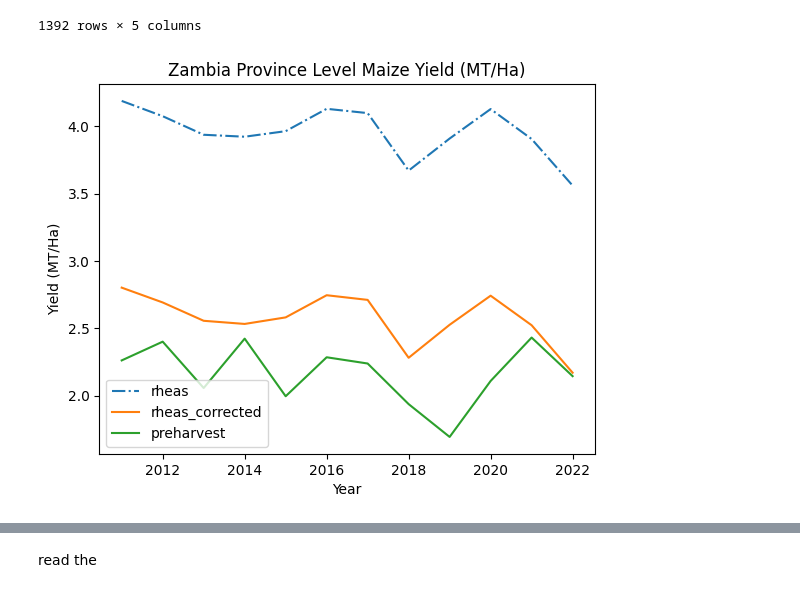
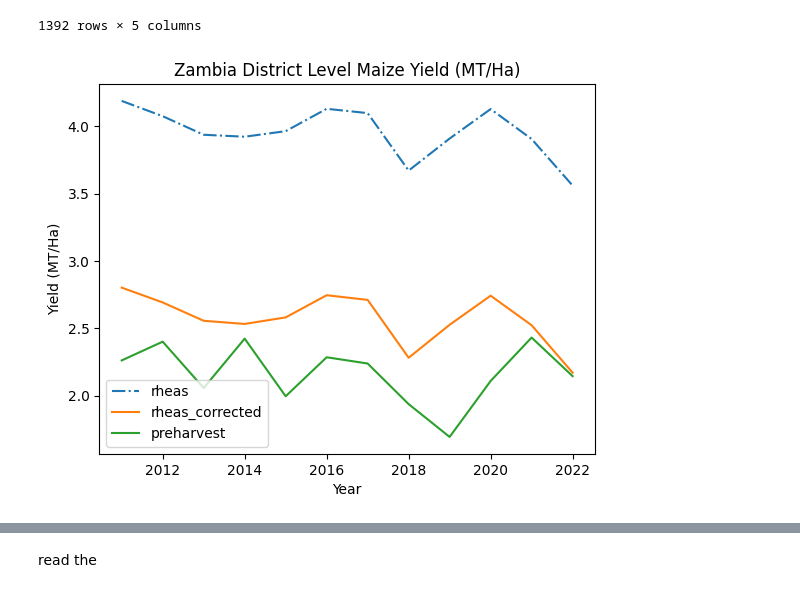
Before and after one commit to franklineronoh/crop-modeling, a Jupyter notebook: zambia/plotting_zmb.ipynb, the cells around one changed output, grey strips where cells are left out. Cells and saved outputs as stored; diff of their text form; code cells hidden in the pictures.

```diff
--- a/zambia/plotting_zmb.ipynb
+++ b/zambia/plotting_zmb.ipynb
@@ -12,4 +12,6 @@ postharvest_province=pd.read_csv('data/postharvest/zambia_postharvest_province_d
 # %%
 # BIAS district data with districtcorrect rheas output
 district_metrics=pd.read_csv('data/metrics/preharvest_rheas_district_metrics.csv')
+post_province_metrics=pd.read_csv('data/postharvest_rheas_province_level_metrics.csv')
+pre_province_metrics=pd.read_csv('data/preharvest_rheas__province_metrics.csv')
 # %%
@@ -57,3 +73,25 @@ df11
+# %%
+# # Bias correct rheas with the postharvest province level
+df_prov1=[]
+# # # rheas_district
+for d in list(postharvest_province.province.unique()):
+    dff7=rheas_province.loc[rheas_province['province_b']==d]
+    dff8=(post_province_metrics.loc[post_province_metrics['province']==d]).reset_index()
+    for y in list(rheas_province.year.unique()):
+        dff9=(dff7.loc[dff7['year']==y].copy()).reset_index()
+        dff9['yield_bias']=dff9['yield']-dff8['bias']
+        df_prov1.append(dff9)
+dff11=pd.concat(df_prov1, axis=0, ignore_index=True)
+# list(rheas_district1.season_year.unique())
+
+rheas_province
+
+# preharvest_province
+# postharvest_province
+post_province_metrics
+rheas_post_prov_corrected=dff11
+rheas_post_prov_corrected
+rheas_post_prov_corrected.to_csv('data/rheas/rheas_postharvest_province_corrected.csv', index=True)
 # %%
 # district level data
 # aggregate
@@ -101,32 +136,27 @@ preharvest_district1=preharvest_district.groupby(['year'],as_index=False).agg({'
 # %%
 # province level data
 # %%
-#plot data by province yearly
-#PLOT THE RHEAS Tamsat, RHEAS post and preharvest surveys data
-# data for 2011 to 2022
-
-
-
-preharvest_district1
+#plot data by district yearly
+# aggregate province level
 
 #Plot
 x11 =rheas_district1['season_year']
 y11 =rheas_district1['yield']
 x22=rheas_corrected1['season_year']
 y22 =rheas_corrected1['yield_bias']
 x33 =preharvest_district1['year']
 y33=preharvest_district1['yield']
 # x44 =rheas_corrected1['season_year']
 # y44 =rheas_corrected1['yield_bias']
 # Plotting for 2005-2005
 plt.plot(x11, y11, '-.', label='rheas')
 plt.plot(x22, y22, '-', label='rheas_corrected')
 plt.plot(x33, y33, '', label='preharvest')
 # plt.plot(x44, y44, '', label='rheas_corrected')
 plt.xlabel("Year")
 plt.ylabel("Yield (MT/Ha)")
 plt.title('Zambia District Level Maize Yield (MT/Ha)')
 plt.legend()
 plt.show()
 # %% [output]
-[figure, old version]
+[figure, new version]
```
Also changed, not shown: parts of 4 cells of this notebook, 12 other files.
